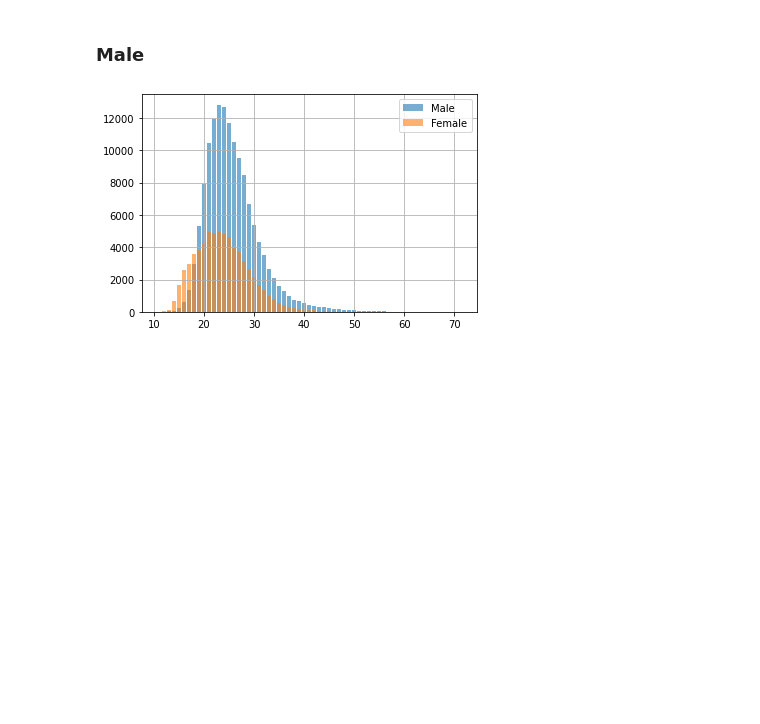
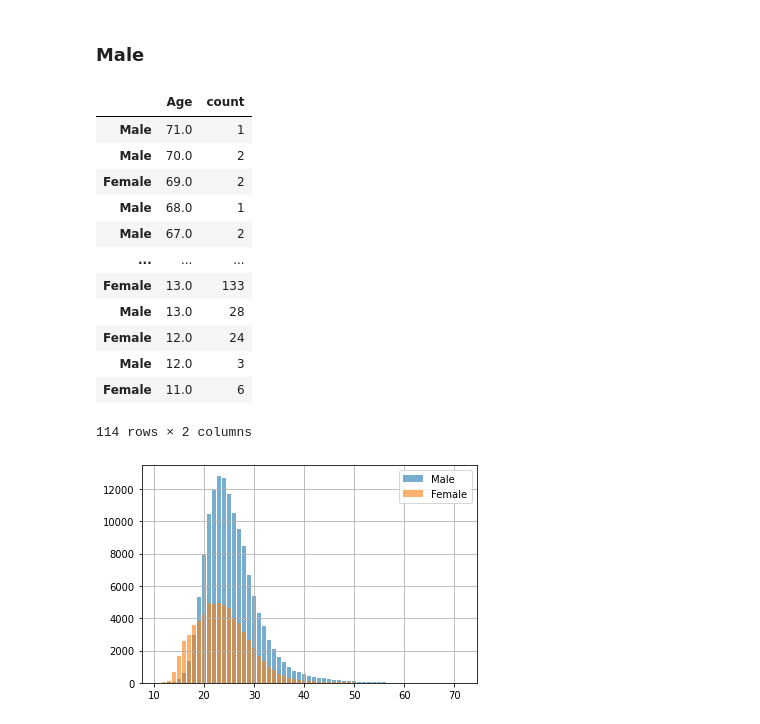
Before and after one commit to Hramos93/PandasSQL-StastSports, a Jupyter notebook: StastSport.ipynb, the cells around one changed output. Drawn from its saved outputs; the diff is of its cells as text; code cells hidden in the pictures; blank space fills up the shorter version.

```diff
--- a/StastSport.ipynb
+++ b/StastSport.ipynb
@@ -73,5 +64,21 @@ def Count(bbd:str, column:str):
 # %%
 countageM = Count('Male','Age')
 countageF = Count('Female','Age')
+count = pd.concat([countageM,countageF],keys=['Male','Female']).droplevel(level=1)
+count.sort_values(by='Age', ascending=False)
+# %% [output]
+|  | Age | count |
+| Male | 71.0 | 1 |
+| Male | 70.0 | 2 |
+| Female | 69.0 | 2 |
+| Male | 68.0 | 1 |
+| Male | 67.0 | 2 |
+| ... | ... | ... |
+| Female | 13.0 | 133 |
+| Male | 13.0 | 28 |
+| Female | 12.0 | 24 |
+| Male | 12.0 | 3 |
+| Female | 11.0 | 6 |
+114 rows × 2 columns
 # %%
 fig, ax = plt.subplots()
```
Also changed, not shown: parts of 22 cells of this notebook.
